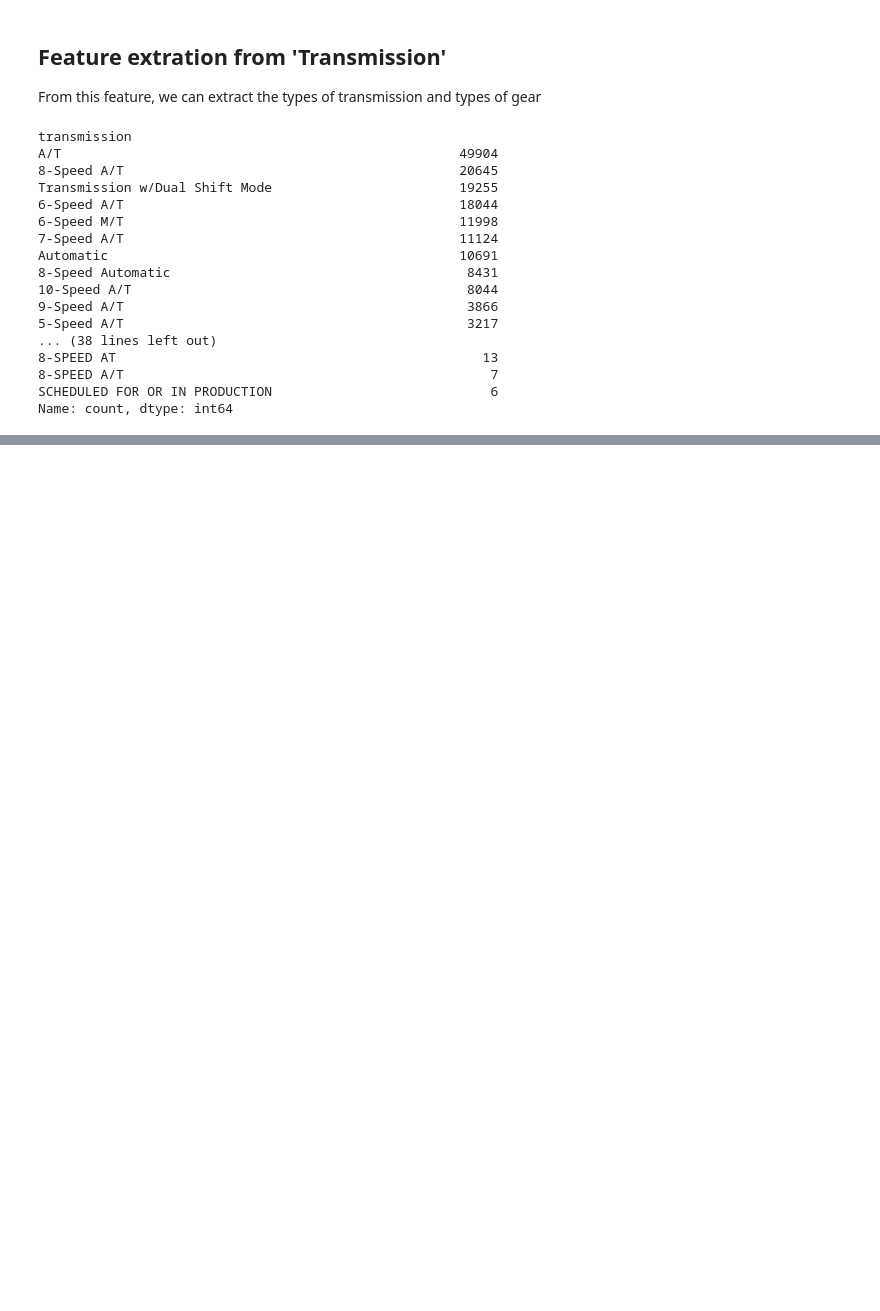
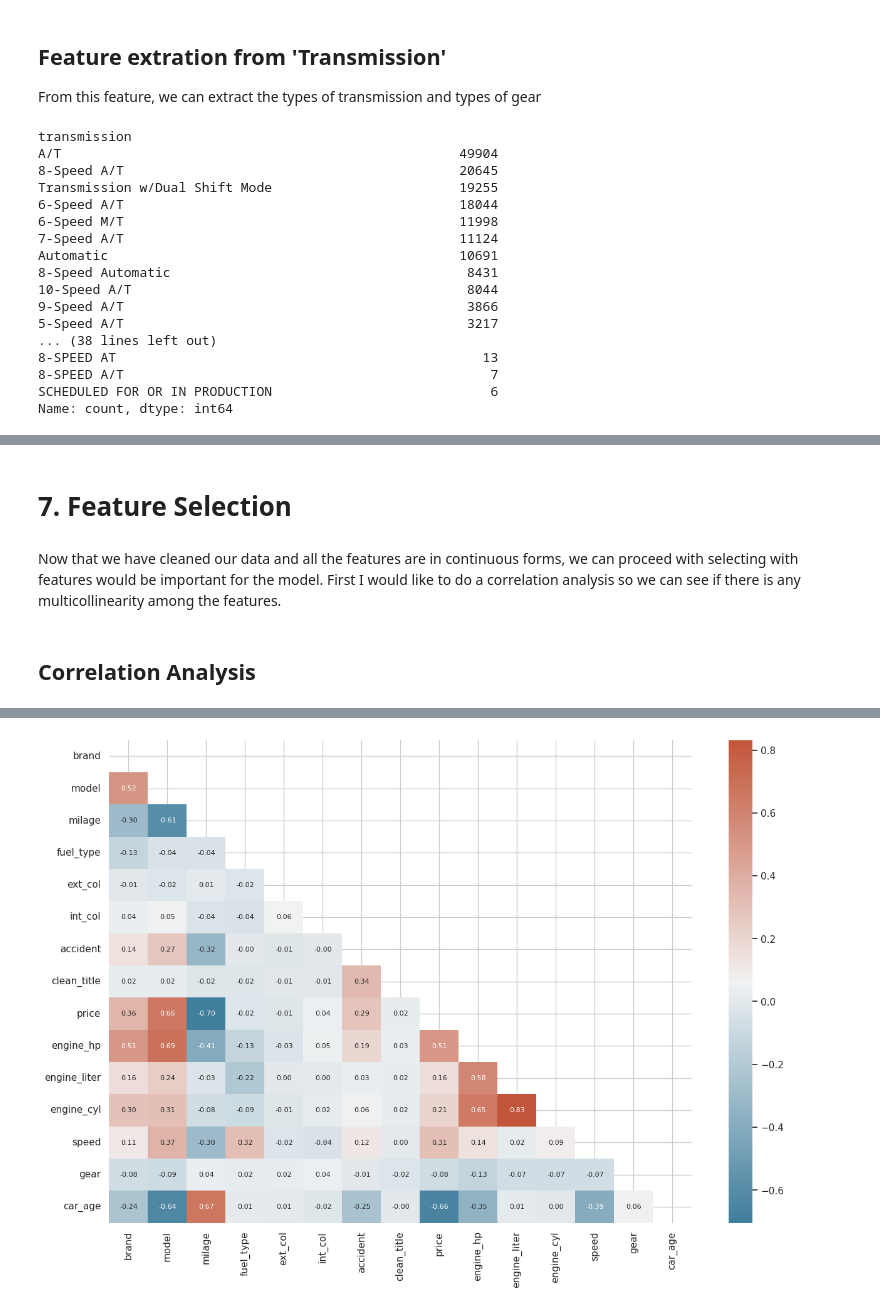
Before and after one commit to xkeyna/Data-Science-portfolio, a Jupyter notebook: predicting-used-car-prices-eda-cleaning.ipynb, the cells around one changed output, grey strips where cells are left out. Saved outputs shown, nothing was run; the diff lists cells and outputs as text; code cells hidden in the pictures; blank space fills up the shorter version.

```diff
--- a/predicting-used-car-prices-eda-cleaning.ipynb
+++ b/predicting-used-car-prices-eda-cleaning.ipynb
@@ -524,0 +774,17 @@ Percentage of outliers: 0.9367
+# %%
+# Apply target encoder to brand
+brand_encoder = TargetEncoder()
+
+# Fit the encoder for feaeture brand to the training set and apply to test set
+train_df['brand'] = brand_encoder.fit_transform(train_df['brand'], train_df['price'])
+test_df['brand'] = brand_encoder.transform(test_df['brand'])
+
+# Apply target encoder to brand and model
+model_encoder = TargetEncoder()
+# Fit the encoder for feaeture model to the training set and apply to test set
+train_df['model'] = model_encoder.fit_transform(train_df['model'], train_df['price'])
+test_df['model'] = model_encoder.transform(test_df['model'])
+
+# apply to df_sub
+df_sub['brand'] = brand_encoder.transform(df_sub['brand'])
+df_sub['model'] = model_encoder.transform(df_sub['model'])
@@ -524,0 +854,61 @@ Percentage of outliers: 0.9367
+# %% [markdown]
+# 7. Feature Selection
+# %% [markdown]
+Now that we have cleaned our data and all the features are in continuous forms, we can proceed with selecting with features would be important for the model. First I would like to do a correlation analysis so we can see if there is any multicollinearity among the features.
+# %% [markdown]
+## Correlation Analysis
+# %%
+def correlation_analysis(df):
+    ''' visualise the correlation matrix,
+    and return the highest correlated pairs'''
+
+    # Correlation matrix
+    df_num = df.select_dtypes(include=[np.number])
+
+    # Compute the correlation matrix
+    corr = df_num.corr()
+
+    # Generate a mask for the upper triangle
+    mask = np.triu(np.ones_like(corr, dtype=bool))
+
+    # Set up the matplotlib figure
+    f, ax = plt.subplots(figsize=(15, 10))
+
+    # Generate a custom diverging colormap
+    cmap = sns.diverging_palette(230, 20, as_cmap=True)
+
+    # Draw the heatmap with the mask
+    sns.heatmap(corr, annot=True, mask=mask, cmap=cmap,
+                fmt='.2f', cbar=True, annot_kws={"size": 8})
+
+    # unstack the matrix
+    corr_unstacked = corr.unstack()
+
+    # Convert the Series to a DataFrame and reset the index
+    corr_df = pd.DataFrame(corr_unstacked).reset_index()
+    corr_df.columns = ['Feature1', 'Feature2', 'Correlation']
+
+    # Remove self-correlations (correlation of a feature with itself)
+    corr_df = corr_df[corr_df['Feature1'] != corr_df['Feature2']]
+
+    # Get the absolute values of the correlations
+    corr_df['Correlation'] = corr_df['Correlation'].abs()
+
+    # Sort the DataFrame by absolute correlation values in descending order
+    corr_df = corr_df.sort_values(by='Correlation', ascending=False)
+
+    corr_df['sorted_features'] = corr_df.apply(lambda row: tuple(
+        sorted([row['Feature1'], row['Feature2']])), axis=1)
+    corr_df = corr_df.drop_duplicates(subset=['sorted_features'])
+
+    # Extract the top 10 related features
+    top_related = corr_df.head(10)
+
+    return top_related
+
+
+# top_correlated = correlation_analysis(df)
+top_correlated = correlation_analysis(train_df)
+
+print('Top related features: ', top_correlated)
+# %% [output]
@@ -524,0 +926 @@ Percentage of outliers: 0.9367
+[figure, added]
```
Also changed, not shown: parts of 93 cells of this notebook.
